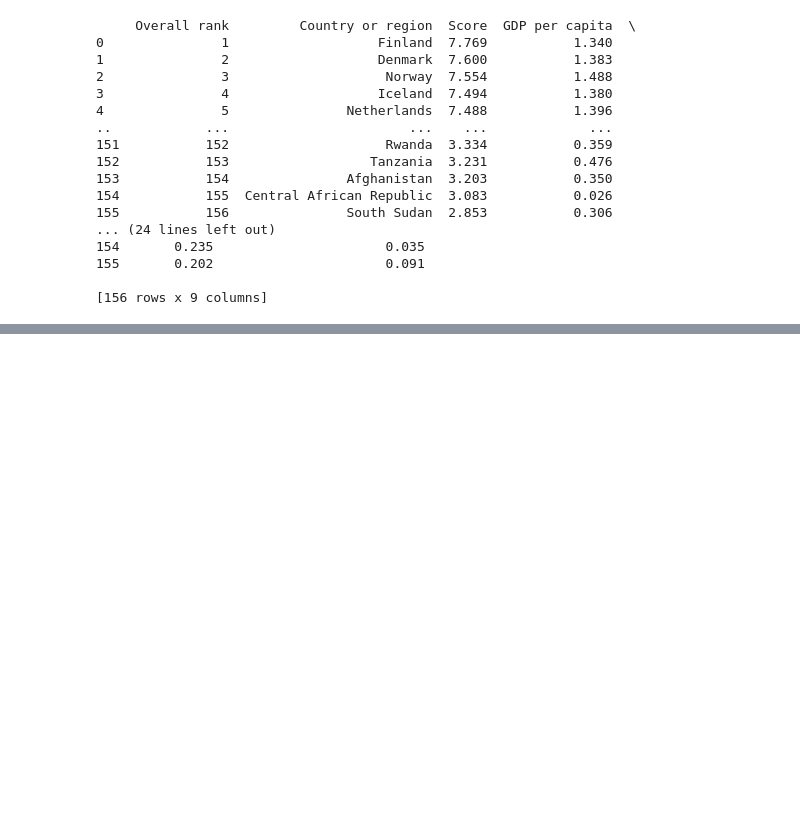
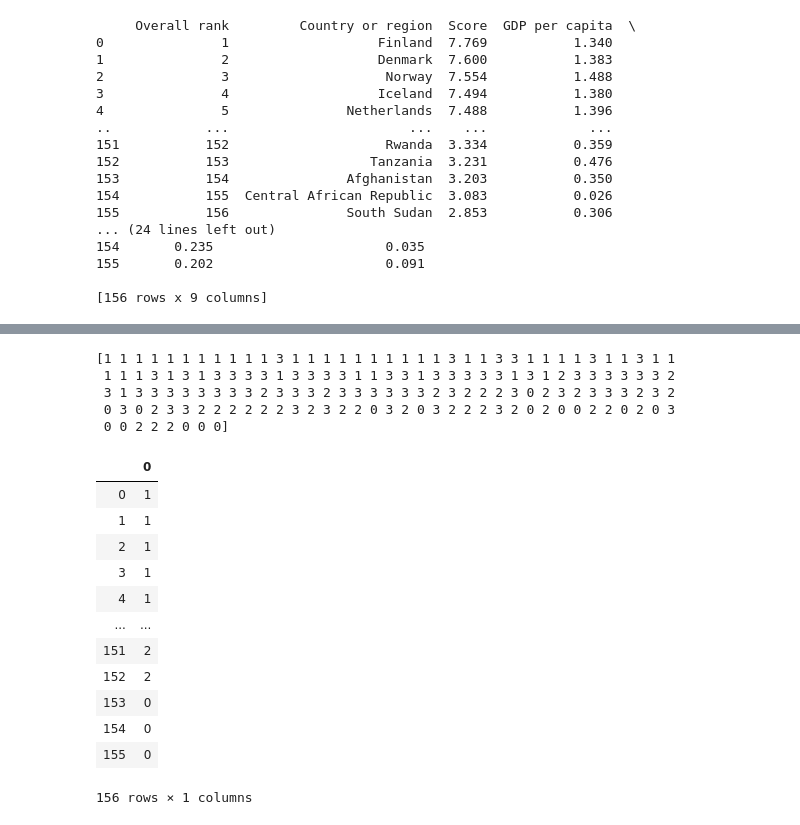
Before and after one commit to anishaa95/Happiness_Index_Final_Project, a Jupyter notebook: kmeans_test.ipynb, the cells around one changed output, grey strips where cells are left out. Drawn from its saved outputs; the diff is of its cells as text; code cells hidden in the pictures; blank space fills up the shorter version.

```diff
--- a/kmeans_test.ipynb
+++ b/kmeans_test.ipynb
@@ -111,0 +134,8 @@ plt.show()
+# %%
+print(y_kmeans)
+# %% [output]
+[1 1 1 1 1 1 1 1 1 1 1 3 1 1 1 1 1 1 1 1 1 1 3 1 1 3 3 1 1 1 1 3 1 1 3 1 1
+ 1 1 1 3 1 3 1 3 3 3 3 1 3 3 3 3 1 1 3 3 1 3 3 3 3 3 1 3 1 2 3 3 3 3 3 3 2
+ 3 1 3 3 3 3 3 3 3 3 2 3 3 3 2 3 3 3 3 3 3 2 3 2 2 2 3 0 2 3 2 3 3 3 2 3 2
+ 0 3 0 2 3 3 2 2 2 2 2 2 3 2 3 2 2 0 3 2 0 3 2 2 2 3 2 0 2 0 0 2 2 0 2 0 3
+ 0 0 2 2 2 0 0 0]
@@ -111,0 +144,16 @@ plt.show()
+# %%
+kmean_df
+# %% [output]
+|  | 0 |
+| 0 | 1 |
+| 1 | 1 |
+| 2 | 1 |
+| 3 | 1 |
+| 4 | 1 |
+| ... | ... |
+| 151 | 2 |
+| 152 | 2 |
+| 153 | 0 |
+| 154 | 0 |
+| 155 | 0 |
+156 rows × 1 columns
```
Also changed, not shown: parts of 17 cells of this notebook, 1 other file.
